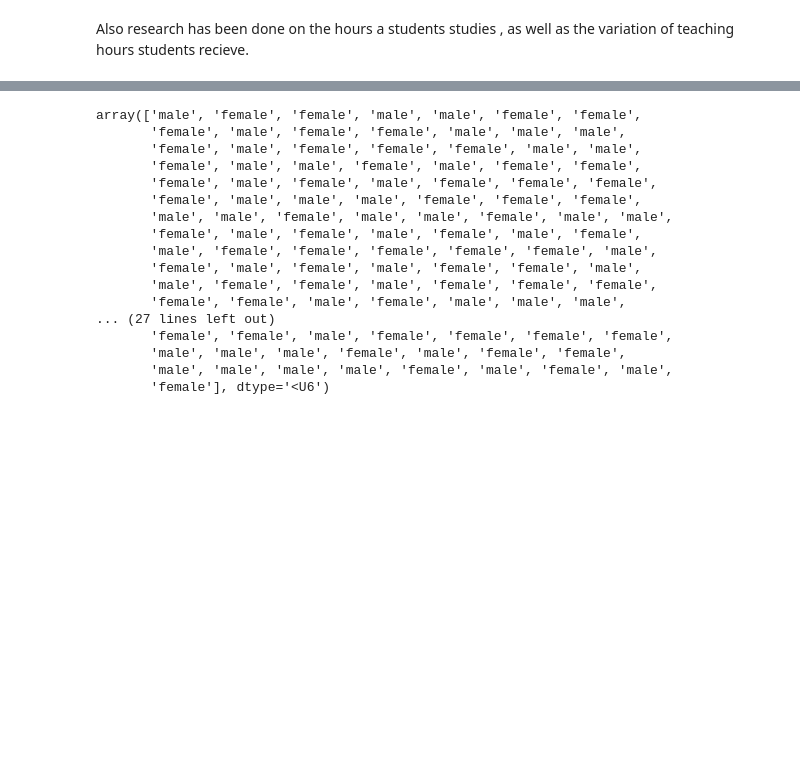
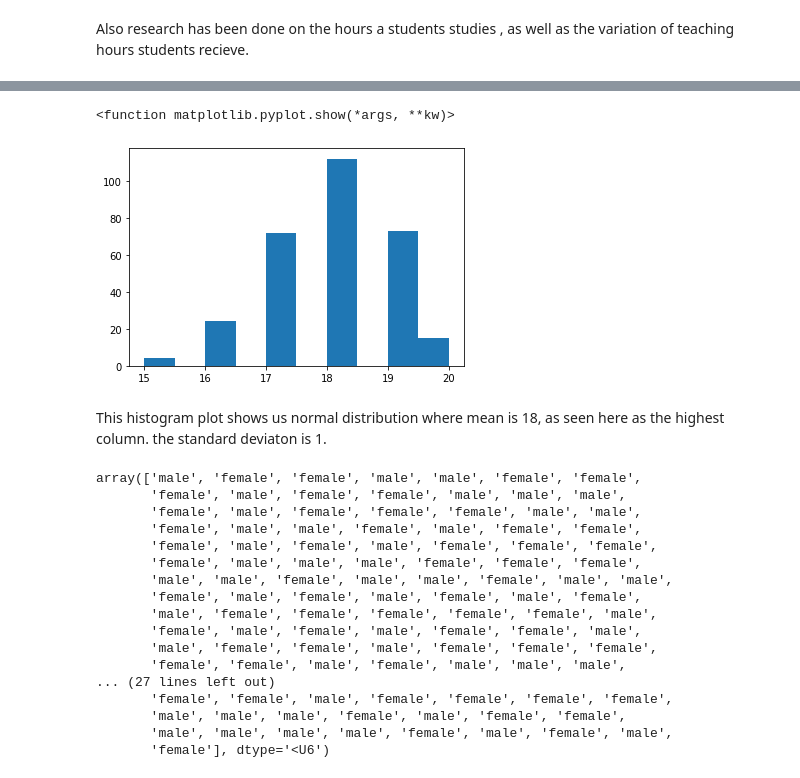
Before and after one commit to CQuinlan1/Progdec, a Jupyter notebook: juniorleavinglinks.ipynb, the cells around one changed output, grey strips where cells are left out. Saved outputs shown, nothing was run; the diff lists cells and outputs as text; code cells hidden in the pictures; blank space fills up the shorter version.

Commit message:
Histogram of normal distribution

```diff
--- a/juniorleavinglinks.ipynb
+++ b/juniorleavinglinks.ipynb
@@ -70,3 +68,11 @@ gender = np.random.choice(['male', 'female'], size=300)
+# %%
+plt.hist(Ages,10)
+plt.show
+# %% [output]
+<function matplotlib.pyplot.show(*args, **kw)>
+[figure, added]
+# %% [markdown]
+This histogram plot shows us normal distribution where mean is 18, as seen here as the highest column. the standard deviaton is 1.
 # %%
 gender
 # %% [output]
```
Also changed, not shown: parts of 4 cells of this notebook.
